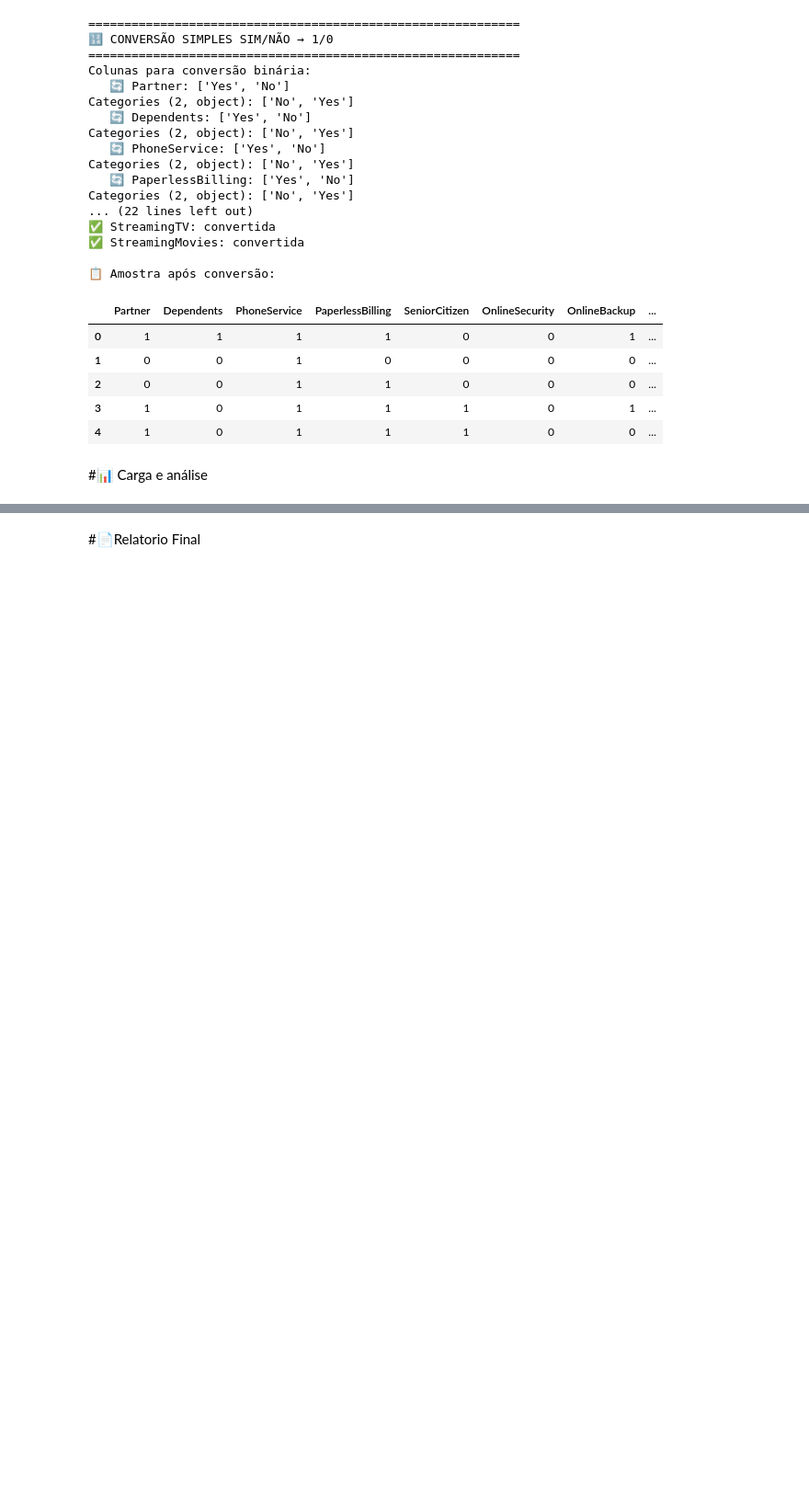
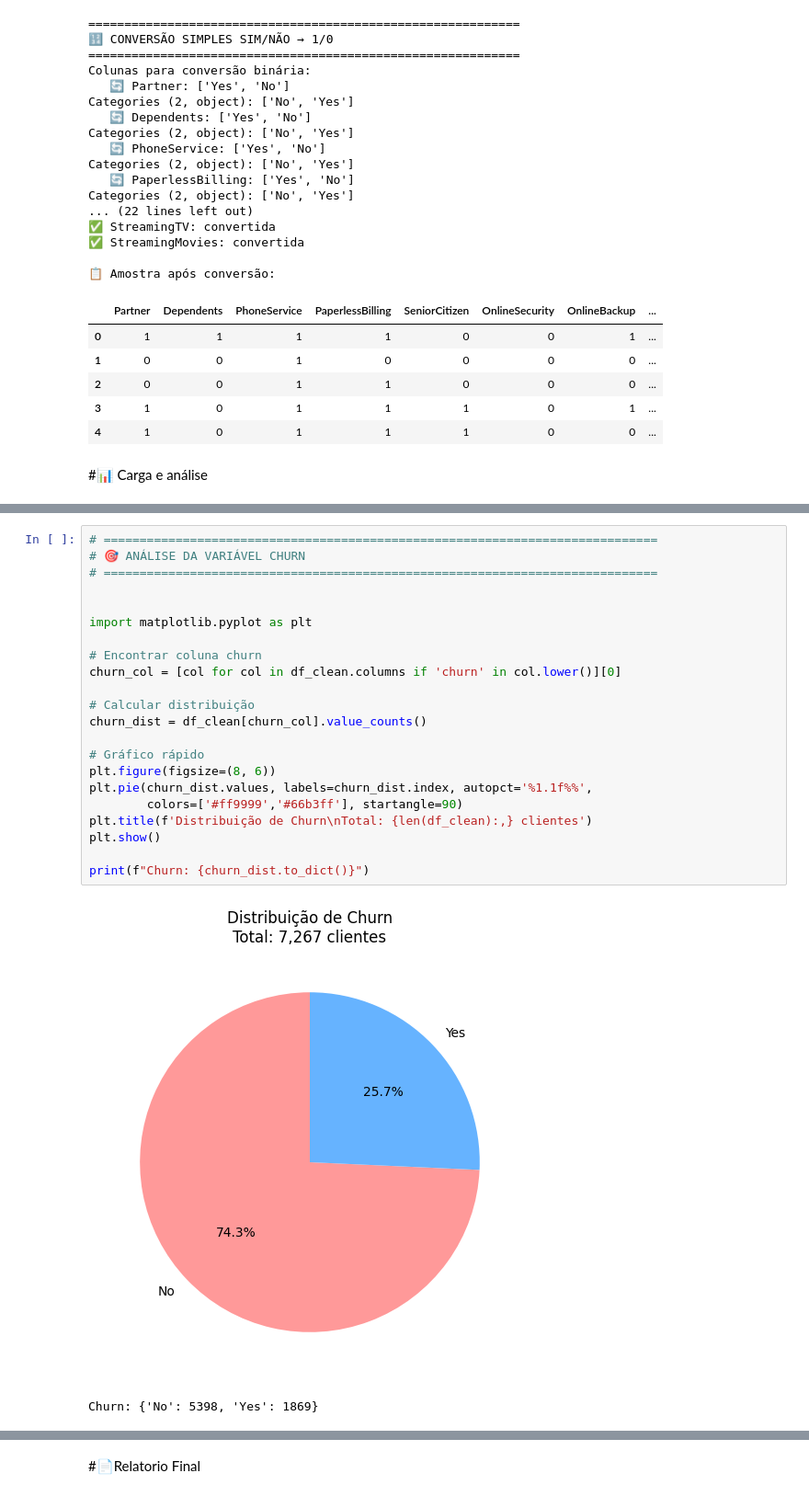
Before and after one commit to VieiraRCampos/ONE_G8, a Jupyter notebook: Challenge_TelecomX/TelecomX_BR.ipynb, the cells around one changed output, grey strips where cells are left out. Shown at 92% size. Saved outputs shown, nothing was run; the diff lists cells and outputs as text; blank space fills up the shorter version.

```diff
--- a/Challenge_TelecomX/TelecomX_BR.ipynb
+++ b/Challenge_TelecomX/TelecomX_BR.ipynb
@@ -1546,3 +1541,28 @@ Quantidade de outliers por variável:
 | No | 5398 | 74.28 |
 | Yes | 1869 | 25.72 |
 ... (21 outputs left out)
+# %%
+# =============================================================================
+# 🎯 ANÁLISE DA VARIÁVEL CHURN
+# =============================================================================
+
+
+import matplotlib.pyplot as plt
+
+# Encontrar coluna churn
+churn_col = [col for col in df_clean.columns if 'churn' in col.lower()][0]
+
+# Calcular distribuição
+churn_dist = df_clean[churn_col].value_counts()
+
+# Gráfico rápido
+plt.figure(figsize=(8, 6))
+plt.pie(churn_dist.values, labels=churn_dist.index, autopct='%1.1f%%',
+        colors=['#ff9999','#66b3ff'], startangle=90)
+plt.title(f'Distribuição de Churn\nTotal: {len(df_clean):,} clientes')
+plt.show()
+
+print(f"Churn: {churn_dist.to_dict()}")
+# %% [output]
+[figure, added]
+Churn: {'No': 5398, 'Yes': 1869}
```
Also changed, not shown: parts of 5 cells of this notebook.
